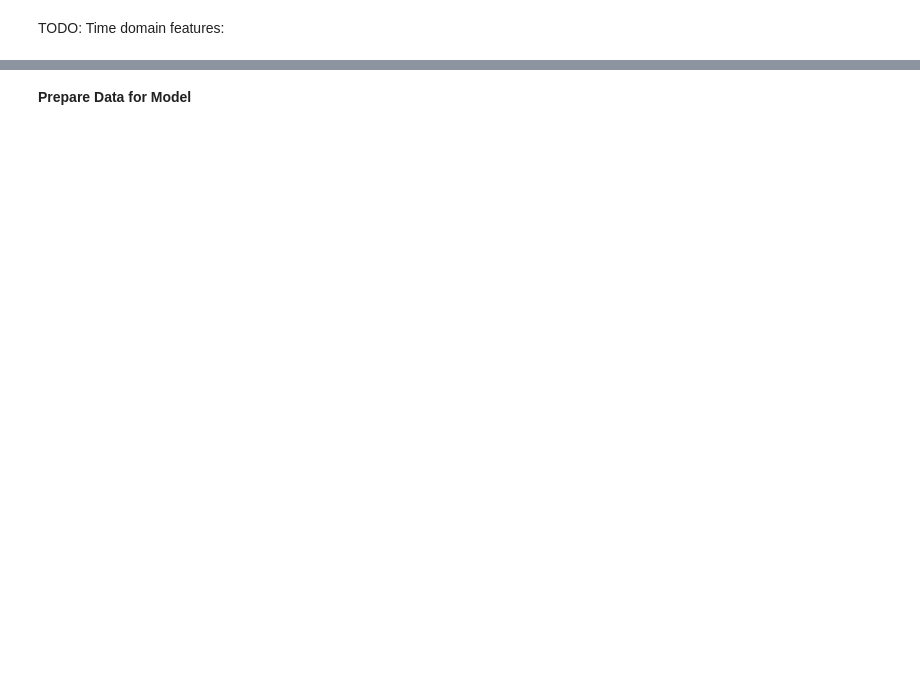
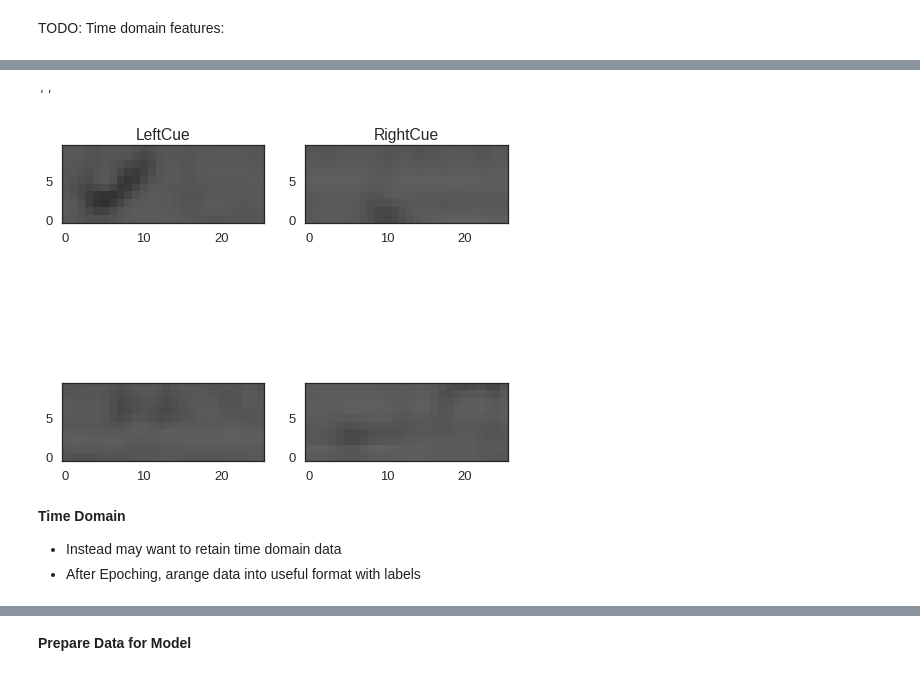
Before and after one commit to NeuroTechX/eeg-notebooks_v0.1, a Jupyter notebook: notebooks/Deep_eeg_notebooks.ipynb, the cells around one changed output, grey strips where cells are left out. Cells and saved outputs as stored; diff of their text form; code cells hidden in the pictures; blank space fills up the shorter version.

Commit message:
Prepared to add time-domain option, cleaned up comments

```diff
--- a/notebooks/Deep_eeg_notebooks.ipynb
+++ b/notebooks/Deep_eeg_notebooks.ipynb
@@ -119,6 +119,8 @@ event_ids = ['LeftCue','RightCue']
 #data_dir = 'visual/SSVEP'
 #event_ids = ['F1','F2']
 
+frequency_domain = 1  #if True uses wavelets otherwise use time series
+
 sfreq=256.
 
 #filter
@@ -129,11 +131,11 @@ eeg_filter_lowpass = 30
 rej_thresh_uV = 300
 rej_thresh = rej_thresh_uV*1e-6
 
-#trial epoch limits (must all work together with decimation and frequencies to create square)
+#trial epoch limits
 tmin=-1
 tmax=2
 decim=20  # to decrease number of time features
-baseline=(-1, 0)
+baseline=(-1, 0) #gets removed from training data but used during processing
 
 #wavelet settings
 f_low = 4
@@ -141,7 +143,7 @@ f_high = 20
 f_bins = 10  # to decrease number of frequency features
 frequencies =  np.linspace(4, 10, f_bins, endpoint=True)
 wave_cycles = 6
-spect_baseline = [-1,-.5]
+spect_baseline = [-1,-.5] #gets removed from training data but used during processing
 electrodes_out = [0,1,2,3]  # to decrease number of electrode features from [0,1,2,3] or [0,1,2,3,4] with aux electrode (untested)
 
 #Training Settings
@@ -206,0 +231,61 @@ TODO: Time domain features:
+# %%
+if frequency_domain:
+  # Condition0
+  print('Computing Morlet Wavelets on ' + event_ids[0])
+
+  tfr0 = tfr_morlet(epochs[event_ids[0]], freqs=frequencies,
+                        n_cycles=wave_cycles, return_itc=False,
+                        picks=electrodes_out,average=False,decim=decim)
+  tfr0 = tfr0.apply_baseline(spect_baseline,mode='mean')
+  stim_onset = np.argmax(tfr0.times>0)
+  new_times = tfr0.times[stim_onset:]
+  cond0_power_out = np.moveaxis(tfr0.data[:,:,:,stim_onset:],1,3)
+  #cond0_power_out[:,0:5,0:5,:] = 0 #for testing model add mark to image
+
+  print(event_ids[0] + ' Time Points: ' + str(len(new_times)))
+  print(event_ids[0] + ' Frequencies: ' + str(len(tfr0.freqs)))
+
+  #Condition1
+  print('Computing Morlet Wavelets on ' + event_ids[1])
+  tfr1 = tfr_morlet(epochs[event_ids[1]], freqs=frequencies,
+                        n_cycles=wave_cycles, return_itc=False,
+                        picks=electrodes_out,average=False,decim=decim)
+  tfr1 = tfr1.apply_baseline(spect_baseline,mode='mean')
+  cond1_power_out = np.moveaxis(tfr1.data[:,:,:,stim_onset:],1,3)
+  #cond1_power_out[:,0:5,0:5,:] = 1 #for testing model add mark to image
+
+  print(event_ids[1] + ' Time Points: ' + str(len(new_times)))
+  print(event_ids[1] + ' Frequencies: ' + str(len(tfr1.freqs)))
+
+  X = np.append(cond0_power_out,cond1_power_out,0);
+
+  #Normalize X - need to save mean and std for future test + val
+  X = (X - np.mean(X)) / np.std(X)
+
+  print('Combined X Shape: ' + str(X.shape))
+  print('Combined Y Shape: ' + str(Y.shape))
+  print('Combined Y: ' + str(Y))
+  print('X Range: ' + str(np.min(X)) + ':' + str(np.max(X)))
+  print('X Examples:')
+
+  #for plotting
+
+  vmin = (np.std(X)/4) * -1
+  vmax = np.std(X)/4
+
+  #Plot Example Data
+  f, axarr = plt.subplots(2,2, figsize = (8,8))
+  axarr[0][0].set_title(event_ids[0])
+  axarr[0][0].imshow(X[0,:,:,1],vmin=vmin, vmax=vmax)
+
+  axarr[0][0].invert_yaxis()
+  axarr[1][0].imshow(X[1,:,:,1],vmin=vmin, vmax=vmax)
+  axarr[1][0].invert_yaxis()
+
+  axarr[0][1].set_title(event_ids[1])
+  axarr[0][1].imshow(X[-1,:,:,1],vmin=vmin, vmax=vmax)
+  axarr[0][1].invert_yaxis()
+  axarr[1][1].imshow(X[-2,:,:,1],vmin=vmin, vmax=vmax)
+  axarr[1][1].invert_yaxis()
+;
+# %% [output]
@@ -207 +311,8 @@ TODO: Time domain features:
+''
+[figure, added]
+# %% [markdown]
+**Time Domain**
+
+* Instead may want to retain time domain data
+* After Epoching, arange data into useful format with labels
 # %%
```
Also changed, not shown: parts of 9 cells of this notebook.
